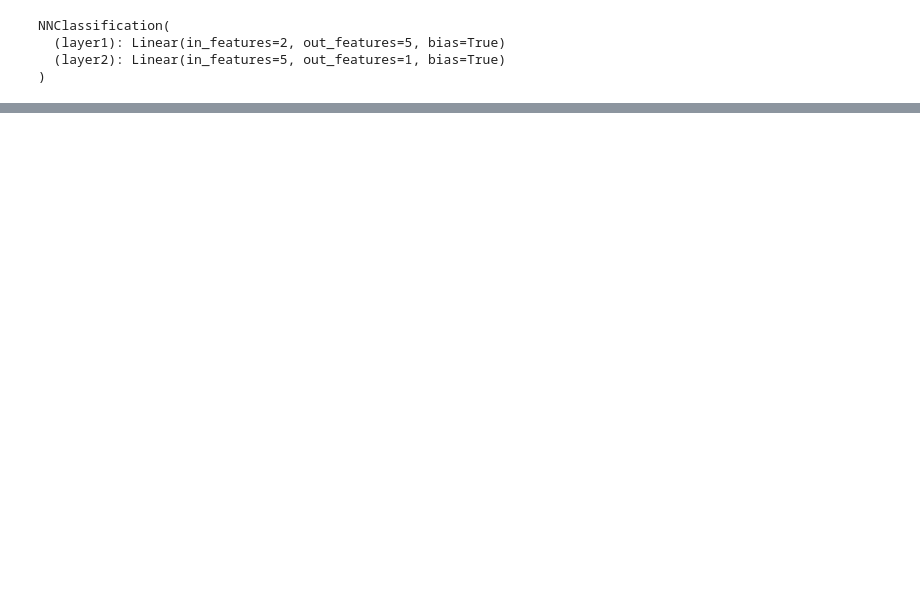
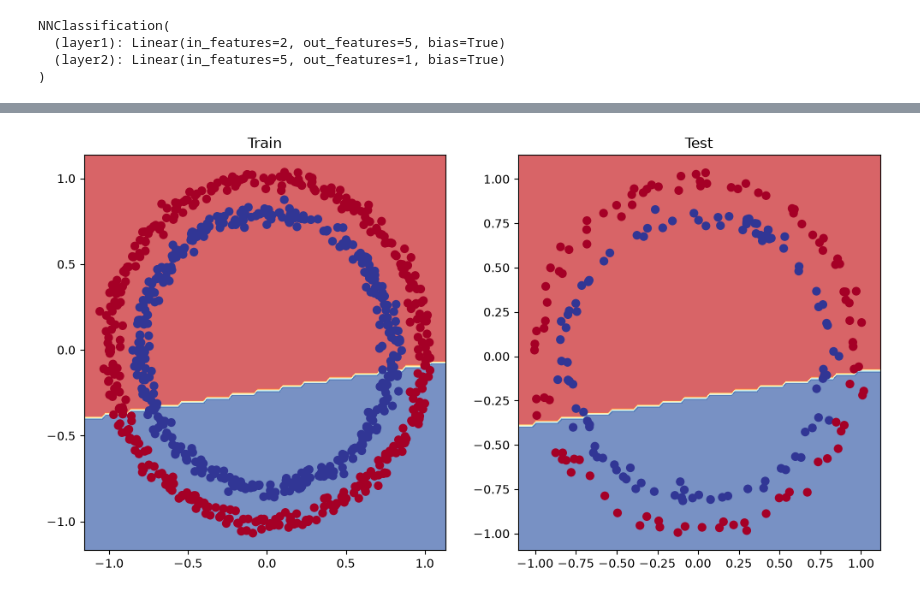
Before and after one commit to zintomvn/Research-Training, a Jupyter notebook: Pytorch/Labs/02_pytorch_classification.ipynb, the cells around one changed output, grey strips where cells are left out. Drawn from its saved outputs; the diff is of its cells as text; code cells hidden in the pictures; blank space fills up the shorter version.

```diff
--- a/Pytorch/Labs/02_pytorch_classification.ipynb
+++ b/Pytorch/Labs/02_pytorch_classification.ipynb
@@ -193,0 +220,8 @@ NNClassification(
+# %%
+# data to device
+X_train = X_train.to(device)
+X_test = X_test.to(device)
+y_train = y_train.to(device)
+y_test = y_test.to(device)
+
+X_train.size(), y_train.size()
@@ -193,0 +329,15 @@ NNClassification(
+# %%
+class CircleModelV1(nn.Module):
+    def __init__(self):
+        super().__init__()
+        self.layer1 = nn.Linear(in_features=2, out_features=10)
+        self.layer2 = nn.Linear(in_features=10, out_features=10)
+        self.layer3 = nn.Linear(in_features=10, out_features=1)
+    def forward(self, x):
+        z = self.layer1(x)
+        z = self.layer2(z)
+        z = self.layer3(z)
+        return z
+# %%
+model_v2 = CircleModelV1().to(device)
+model_v2
@@ -193,0 +354,7 @@ NNClassification(
+# %%
+X_train = X_train.to(device)
+X_test = X_test.to(device)
+y_train = y_train.to(device)
+y_test = y_test.to(device)
+
+X_train.size(), y_train.size()
@@ -193,0 +419,11 @@ NNClassification(
+# %%
+# Plot decision boundaries for training and test sets
+plt.figure(figsize=(12, 6))
+plt.subplot(1, 2, 1)
+plt.title("Train")
+plot_decision_boundary(model_v2, X_train, y_train)
+plt.subplot(1, 2, 2)
+plt.title("Test")
+plot_decision_boundary(model_v2, X_test, y_test)
+# %% [output]
+[figure, added]
```
Also changed, not shown: parts of 36 cells of this notebook, 35 other files.
